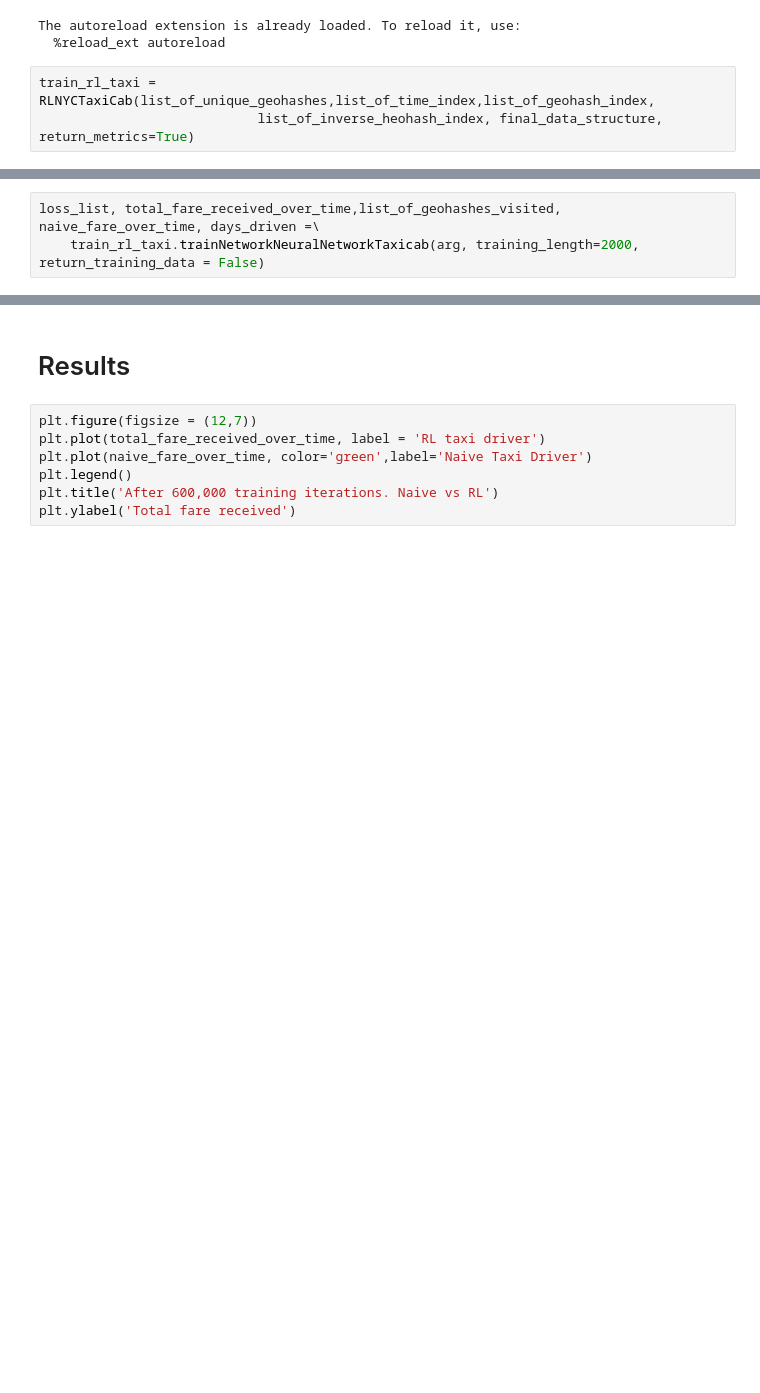
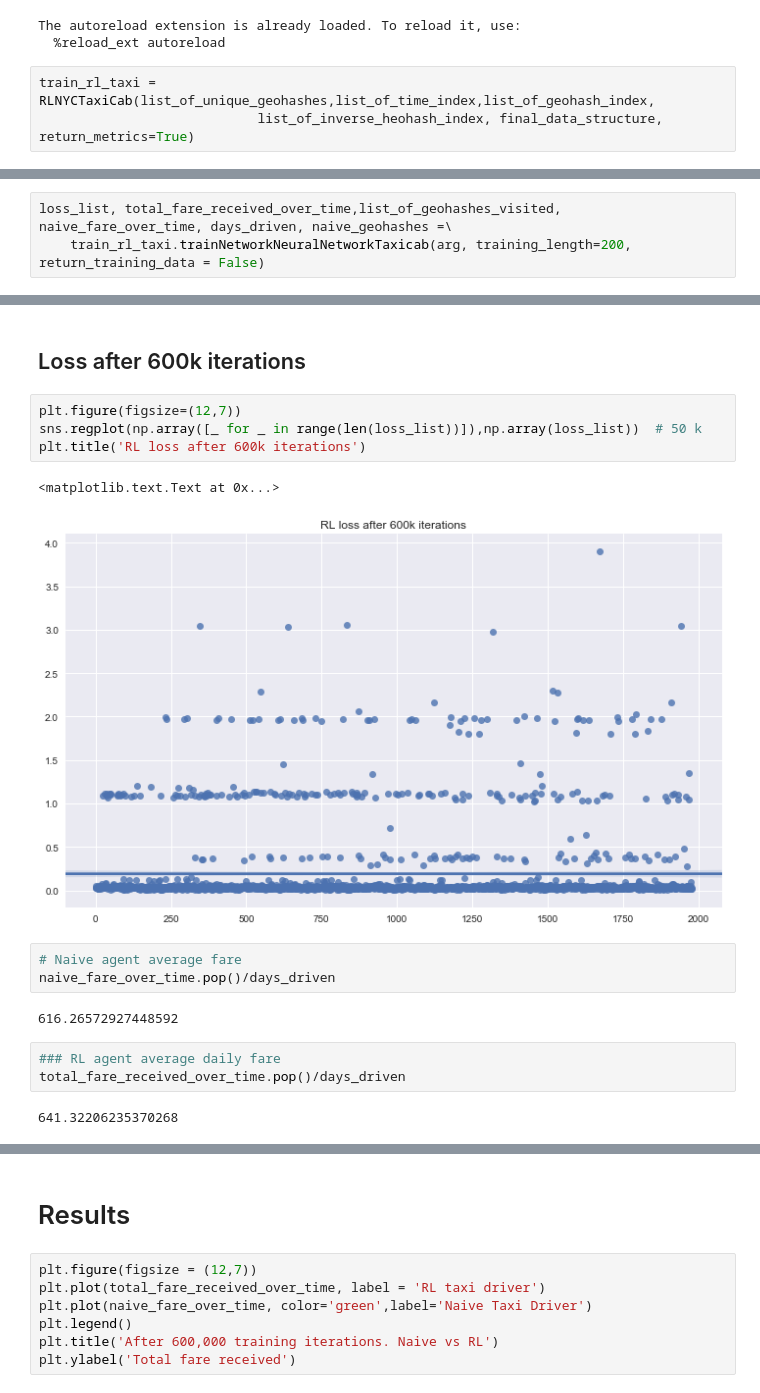
Before and after one commit to jonhilgart22/UNH-projects, a Jupyter notebook: deep_learning/notebooks/Jonathan_Hilgart-1.1-Taxi_cab_EDA.ipynb, the cells around one changed output, grey strips where cells are left out. Saved outputs shown, nothing was run; the diff lists cells and outputs as text; blank space fills up the shorter version.

Commit message:
added visualizations

```diff
--- a/deep_learning/notebooks/Jonathan_Hilgart-1.1-Taxi_cab_EDA.ipynb
+++ b/deep_learning/notebooks/Jonathan_Hilgart-1.1-Taxi_cab_EDA.ipynb
@@ -399,6 +459,6 @@ arg = {'mode':'Run'} # for the million parameter
 # %%
-loss_list, total_fare_received_over_time,list_of_geohashes_visited, naive_fare_over_time, days_driven =\
-    train_rl_taxi.trainNetworkNeuralNetworkTaxicab(arg, training_length=2000, return_training_data = False)
+loss_list, total_fare_received_over_time,list_of_geohashes_visited, naive_fare_over_time, days_driven, naive_geohashes =\
+    train_rl_taxi.trainNetworkNeuralNetworkTaxicab(arg, training_length=200, return_training_data = False)
 # %% [output]
 Now we load weight
 Weight load successfully
@@ -422,3 +565,22 @@ days_driven
+# %% [markdown]
+## Loss after 600k iterations
+# %%
+plt.figure(figsize=(12,7))
+sns.regplot(np.array([_ for _ in range(len(loss_list))]),np.array(loss_list))  # 50 k
+plt.title('RL loss after 600k iterations')
+# %% [output]
+<matplotlib.text.Text at 0x...>
+[figure, added]
+# %%
+# Naive agent average fare
+naive_fare_over_time.pop()/days_driven
+# %% [output]
+616.26572927448592
+# %%
+### RL agent average daily fare
+total_fare_received_over_time.pop()/days_driven
+# %% [output]
+641.32206235370268
 # %%
 plt.figure(figsize = (12,7))
 plt.plot(total_fare_received_over_time, label = 'RL taxi driver')
```
Also changed, not shown: parts of 41 cells of this notebook, 12 other files.
